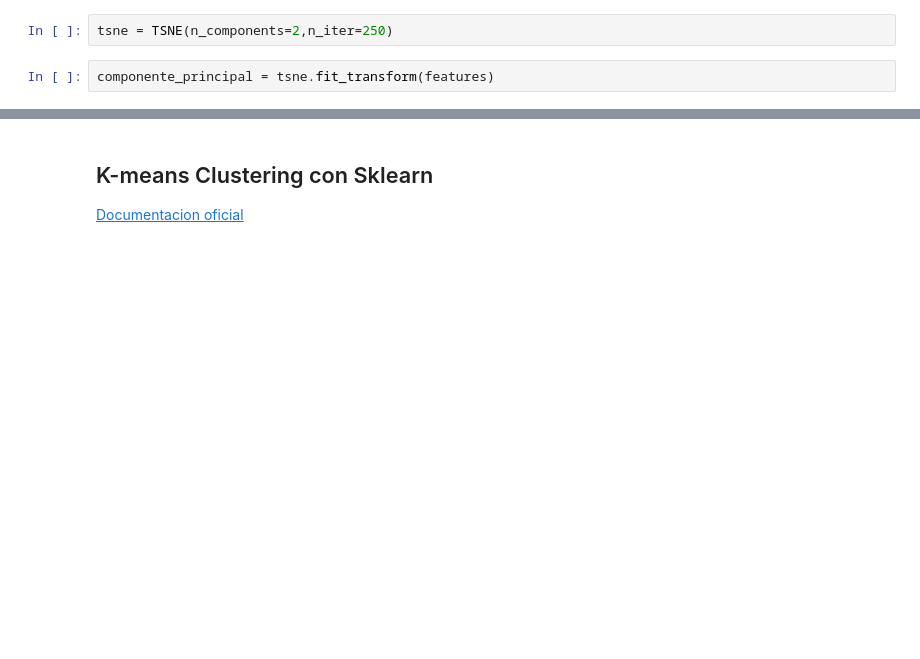
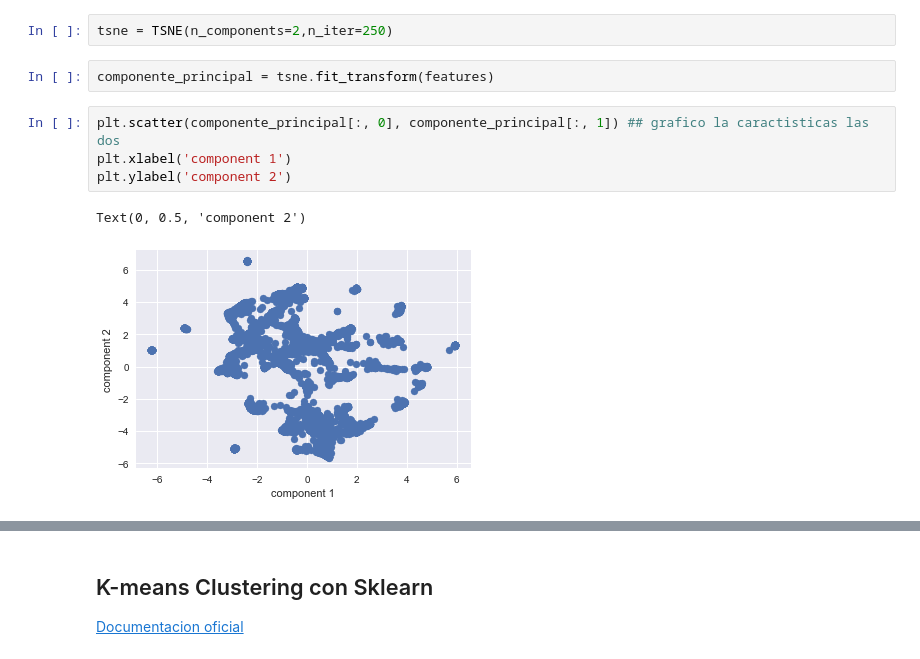
Before and after one commit to jmeonov201/Statistical_Learning_2, a Jupyter notebook: Aprendizaje no Supervisado Tarea 1/K-nearest neighbor-Tarea1.ipynb, the cells around one changed output, grey strips where cells are left out. Saved outputs shown, nothing was run; the diff lists cells and outputs as text; blank space fills up the shorter version.

```diff
--- a/Aprendizaje no Supervisado Tarea 1/K-nearest neighbor-Tarea1.ipynb
+++ b/Aprendizaje no Supervisado Tarea 1/K-nearest neighbor-Tarea1.ipynb
@@ -286,3 +288,10 @@ from sklearn.manifold import TSNE
 tsne = TSNE(n_components=2,n_iter=250)
 # %%
 componente_principal = tsne.fit_transform(features)
+# %%
+plt.scatter(componente_principal[:, 0], componente_principal[:, 1]) ## grafico la caractisticas las dos
+plt.xlabel('component 1')
+plt.ylabel('component 2')
+# %% [output]
+Text(0, 0.5, 'component 2')
+[figure, added]
```
Also changed, not shown: parts of 16 cells of this notebook.
